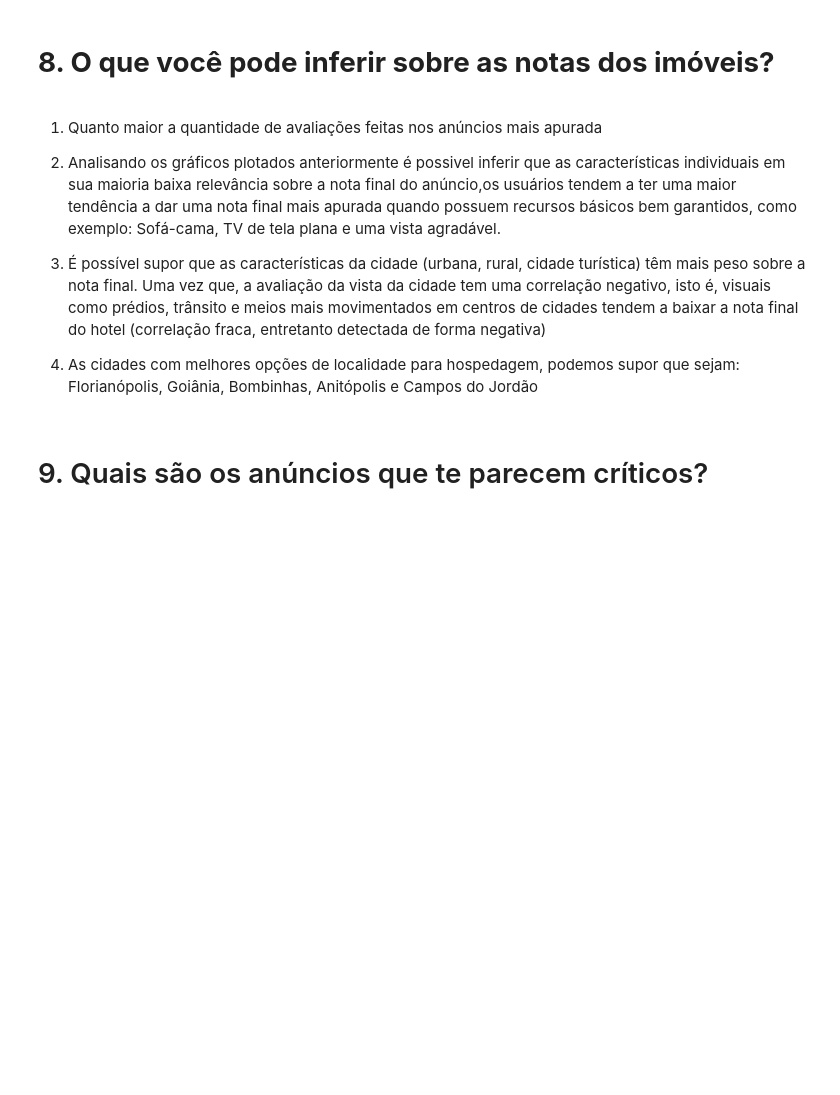
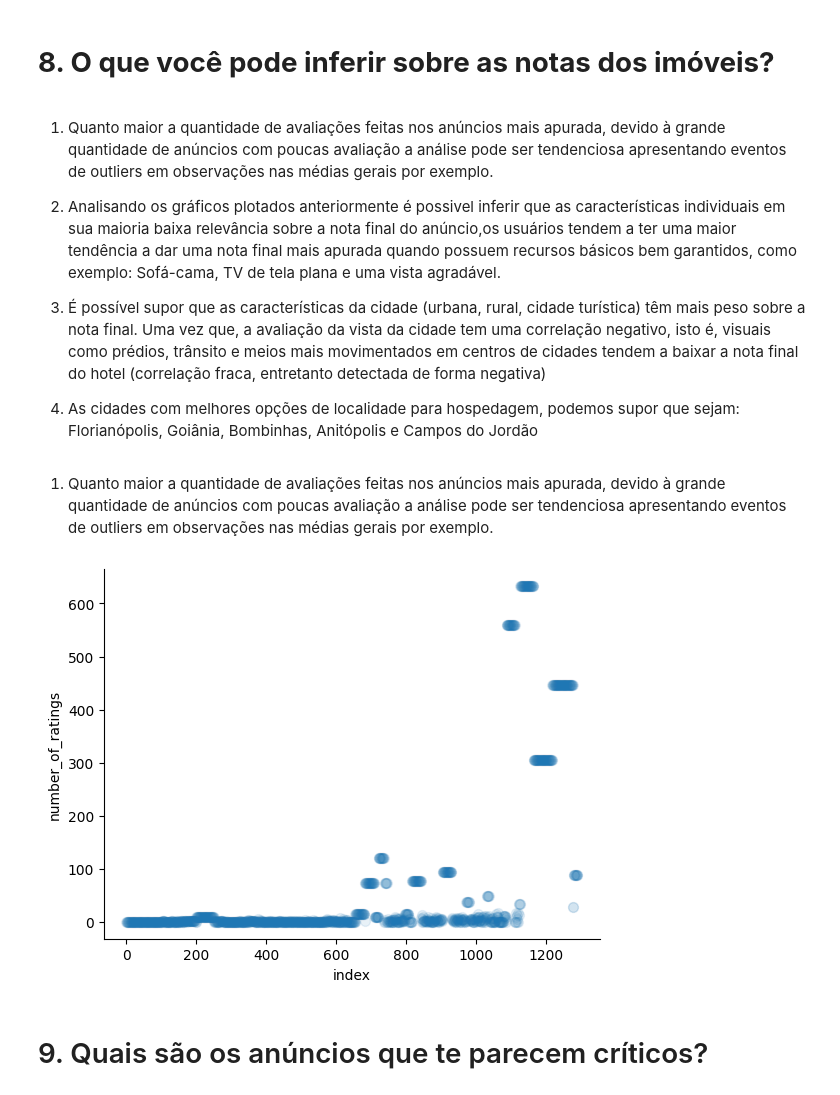
Before and after one commit to ArthurKruos/Project-Seazone, a Jupyter notebook: Project_Seazone.ipynb, the cells around one changed output. Saved outputs shown, nothing was run; the diff lists cells and outputs as text; code cells hidden in the pictures; blank space fills up the shorter version.

```diff
--- a/Project_Seazone.ipynb
+++ b/Project_Seazone.ipynb
@@ -548,12 +549,23 @@ resultados_filtrados.sort_values(by = 'Localização', ascending = False).reset_
 # %% [markdown]
 # **8. O que você pode inferir sobre as notas dos imóveis?**
 # %% [markdown]
-1.   Quanto maior a quantidade de avaliações feitas nos anúncios mais apurada
+1.   Quanto maior a quantidade de avaliações feitas nos anúncios mais apurada, devido à grande quantidade de anúncios com poucas avaliação a análise pode ser tendenciosa apresentando eventos de outliers em observações nas médias gerais por exemplo.
+
+
 
 2.   Analisando os gráficos plotados anteriormente é possivel inferir que as características individuais em sua maioria baixa relevância sobre a nota final do anúncio,os usuários tendem a ter uma maior tendência a dar uma nota final mais apurada quando possuem recursos básicos bem garantidos, como exemplo: Sofá-cama, TV de tela plana e uma vista agradável.
 
 3. É possível supor que as características da cidade (urbana, rural, cidade turística) têm mais peso sobre a nota final. Uma vez que, a avaliação da vista da cidade tem uma correlação negativo, isto é, visuais como prédios, trânsito e meios mais movimentados em centros de cidades tendem a baixar a nota final do hotel (correlação fraca, entretanto detectada de forma negativa)
 
 4. As cidades com melhores opções de localidade para hospedagem, podemos supor que sejam: Florianópolis, Goiânia, Bombinhas, Anitópolis e Campos do Jordão
+# %% [markdown]
+1. Quanto maior a quantidade de avaliações feitas nos anúncios mais apurada, devido à grande quantidade de anúncios com poucas avaliação a análise pode ser tendenciosa apresentando eventos de outliers em observações nas médias gerais por exemplo.
+# %%
+from matplotlib import pyplot as plt
+Merge_Tabelas_qst8_1 = Merge_Tabelas['number_of_ratings'].reset_index()
+Merge_Tabelas_qst8_1.plot(kind='scatter', x='index', y='number_of_ratings', s=50, alpha=.10)
+plt.gca().spines[['top', 'right',]].set_visible(False)
+# %% [output]
+[figure, added]
 # %% [markdown]
 # 9. Quais são os anúncios que te parecem críticos?
```
Also changed, not shown: parts of 18 cells of this notebook.
